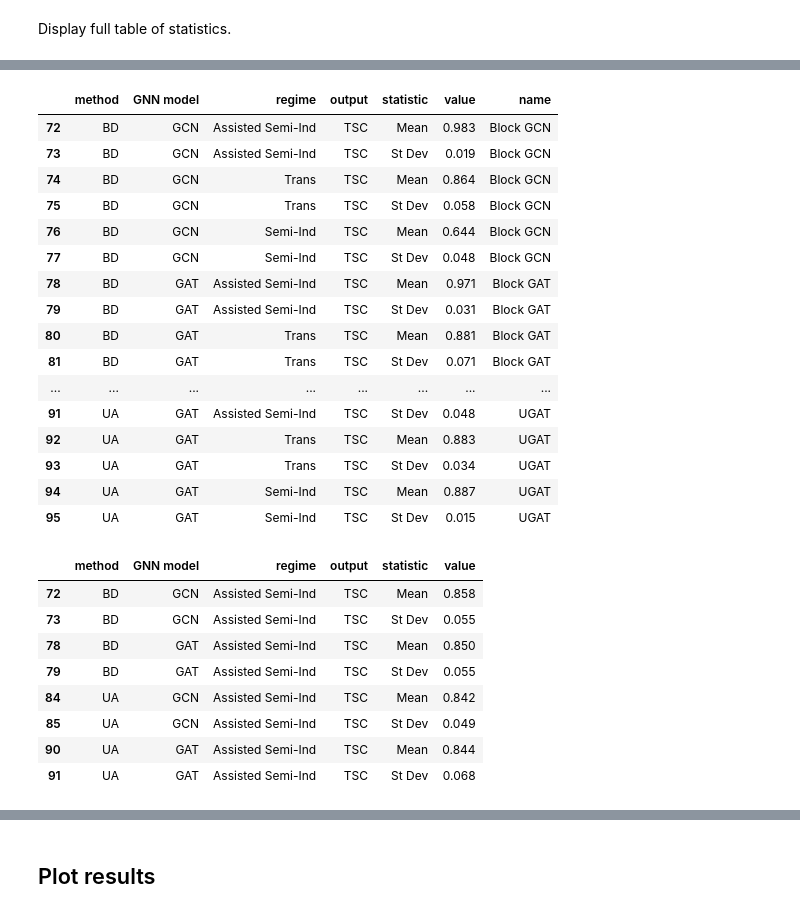
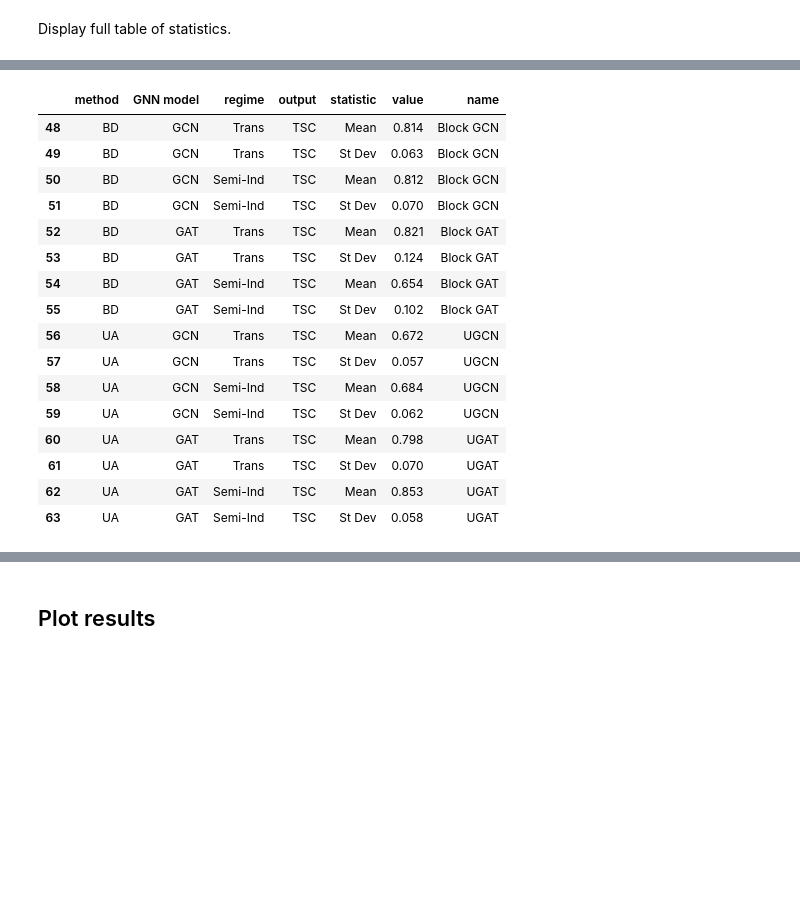
Before and after one commit to edwarddavis1/valid_conformal_for_dynamic_gnn, a Jupyter notebook: Conformal_global_results.ipynb, the cells around one changed output, grey strips where cells are left out. Cells and saved outputs as stored; diff of their text form; code cells hidden in the pictures; blank space fills up the shorter version.

```diff
--- a/Conformal_global_results.ipynb
+++ b/Conformal_global_results.ipynb
@@ -7,8 +7,8 @@ import pickle
 # %% [markdown]
 ## Experiment parameters
 # %%
-def get_summary(data_name):
-    results_file = f'results/{data_name}_with_assisted_semi_ind.pkl'
+def get_summary(data_name, results_file):
+    # results_file = f'results/{data_name}_with_assisted_semi_ind.pkl'
 
     T_dict = {
         "School": 18,
@@ -120,6 +120,6 @@ def get_summary(data_name):
 # %% [markdown]
 Display full table of statistics.
 # %%
-df_summary = get_summary("time_coverage")
+df_summary = get_summary("School", "results/School_with_less_test.pkl")
 df_summary
 # %% [output]
@@ -187,35 +199,23 @@ df_summary[df_summary['output'] == 'Avg Size']
-# %%
-df_summary[df_summary['output'] == 'TSC']
-# %% [output]
-|  | method | GNN model | regime | output | statistic | value | name |
-| 72 | BD | GCN | Assisted Semi-Ind | TSC | Mean | 0.983 | Block GCN |
-| 73 | BD | GCN | Assisted Semi-Ind | TSC | St Dev | 0.019 | Block GCN |
-| 74 | BD | GCN | Trans | TSC | Mean | 0.864 | Block GCN |
-| 75 | BD | GCN | Trans | TSC | St Dev | 0.058 | Block GCN |
-| 76 | BD | GCN | Semi-Ind | TSC | Mean | 0.644 | Block GCN |
-| 77 | BD | GCN | Semi-Ind | TSC | St Dev | 0.048 | Block GCN |
-| 78 | BD | GAT | Assisted Semi-Ind | TSC | Mean | 0.971 | Block GAT |
-| 79 | BD | GAT | Assisted Semi-Ind | TSC | St Dev | 0.031 | Block GAT |
-| 80 | BD | GAT | Trans | TSC | Mean | 0.881 | Block GAT |
-| 81 | BD | GAT | Trans | TSC | St Dev | 0.071 | Block GAT |
-| ... | ... | ... | ... | ... | ... | ... | ... |
-| 91 | UA | GAT | Assisted Semi-Ind | TSC | St Dev | 0.048 | UGAT |
-| 92 | UA | GAT | Trans | TSC | Mean | 0.883 | UGAT |
-| 93 | UA | GAT | Trans | TSC | St Dev | 0.034 | UGAT |
-| 94 | UA | GAT | Semi-Ind | TSC | Mean | 0.887 | UGAT |
-| 95 | UA | GAT | Semi-Ind | TSC | St Dev | 0.015 | UGAT |
 # %%
-df_summary[(df_summary['output'] == 'TSC') & (df_summary['regime'] == "Assisted Semi-Ind")]
+df_summary[df_summary['output'] == 'TSC']
 # %% [output]
-|  | method | GNN model | regime | output | statistic | value |
-| 72 | BD | GCN | Assisted Semi-Ind | TSC | Mean | 0.858 |
-| 73 | BD | GCN | Assisted Semi-Ind | TSC | St Dev | 0.055 |
-| 78 | BD | GAT | Assisted Semi-Ind | TSC | Mean | 0.850 |
-| 79 | BD | GAT | Assisted Semi-Ind | TSC | St Dev | 0.055 |
-| 84 | UA | GCN | Assisted Semi-Ind | TSC | Mean | 0.842 |
-| 85 | UA | GCN | Assisted Semi-Ind | TSC | St Dev | 0.049 |
-| 90 | UA | GAT | Assisted Semi-Ind | TSC | Mean | 0.844 |
-| 91 | UA | GAT | Assisted Semi-Ind | TSC | St Dev | 0.068 |
+|  | method | GNN model | regime | output | statistic | value | name |
+| 48 | BD | GCN | Trans | TSC | Mean | 0.814 | Block GCN |
+| 49 | BD | GCN | Trans | TSC | St Dev | 0.063 | Block GCN |
+| 50 | BD | GCN | Semi-Ind | TSC | Mean | 0.812 | Block GCN |
+| 51 | BD | GCN | Semi-Ind | TSC | St Dev | 0.070 | Block GCN |
+| 52 | BD | GAT | Trans | TSC | Mean | 0.821 | Block GAT |
+| 53 | BD | GAT | Trans | TSC | St Dev | 0.124 | Block GAT |
+| 54 | BD | GAT | Semi-Ind | TSC | Mean | 0.654 | Block GAT |
+| 55 | BD | GAT | Semi-Ind | TSC | St Dev | 0.102 | Block GAT |
+| 56 | UA | GCN | Trans | TSC | Mean | 0.672 | UGCN |
+| 57 | UA | GCN | Trans | TSC | St Dev | 0.057 | UGCN |
+| 58 | UA | GCN | Semi-Ind | TSC | Mean | 0.684 | UGCN |
+| 59 | UA | GCN | Semi-Ind | TSC | St Dev | 0.062 | UGCN |
+| 60 | UA | GAT | Trans | TSC | Mean | 0.798 | UGAT |
+| 61 | UA | GAT | Trans | TSC | St Dev | 0.070 | UGAT |
+| 62 | UA | GAT | Semi-Ind | TSC | Mean | 0.853 | UGAT |
+| 63 | UA | GAT | Semi-Ind | TSC | St Dev | 0.058 | UGAT |
 # %%
 table_start_str = (
     "\\begin{table}[h]\n\\centering\n\\begin{tabular}{|l|l|l|l|l|}\n\\hline\nMethods & SBM & School & Flight & Trade \\\\ \\hline\n"
```
Also changed, not shown: parts of 6 cells of this notebook, 16 other files.
